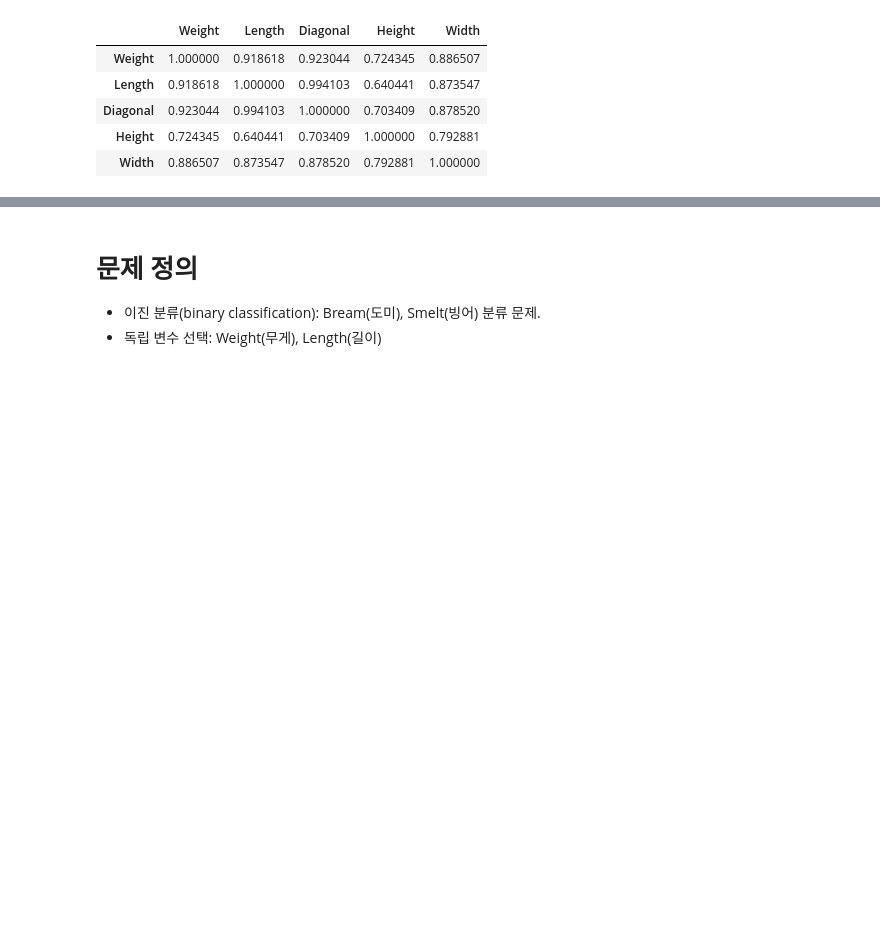
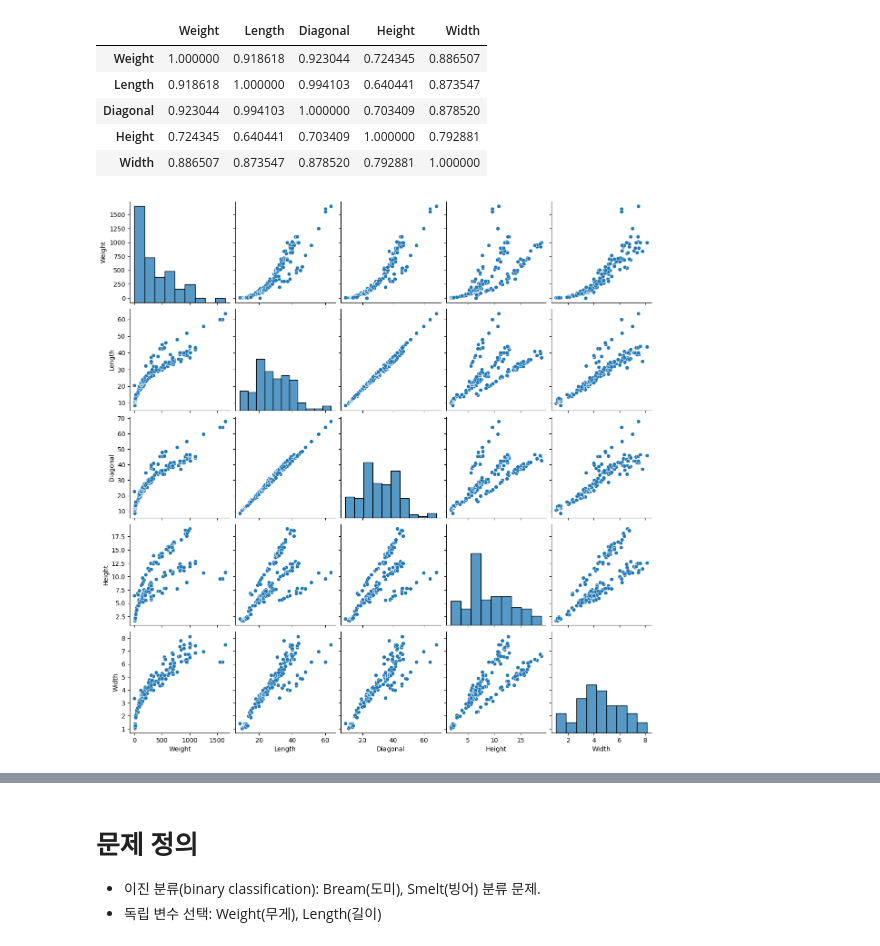
Before and after one commit to baesaa0304/StudyIT, a Jupyter notebook: ml02_knn.ipynb, the cells around one changed output, grey strips where cells are left out. Cells and saved outputs as stored; diff of their text form; code cells hidden in the pictures; blank space fills up the shorter version.

```diff
--- a/ml02_knn.ipynb
+++ b/ml02_knn.ipynb
@@ -114,4 +133,9 @@ fish_df.corr(numeric_only=True) # Pearson 상관계수
 | Diagonal | 0.923044 | 0.994103 | 1.000000 | 0.703409 | 0.878520 |
 | Height | 0.724345 | 0.640441 | 0.703409 | 1.000000 | 0.792881 |
 | Width | 0.886507 | 0.873547 | 0.878520 | 0.792881 | 1.000000 |
+# %%
+sns.pairplot(data=fish_df)
+plt.show()
+# %% [output]
+[figure, added]
 # %%
```
Also changed, not shown: parts of 48 cells of this notebook.
